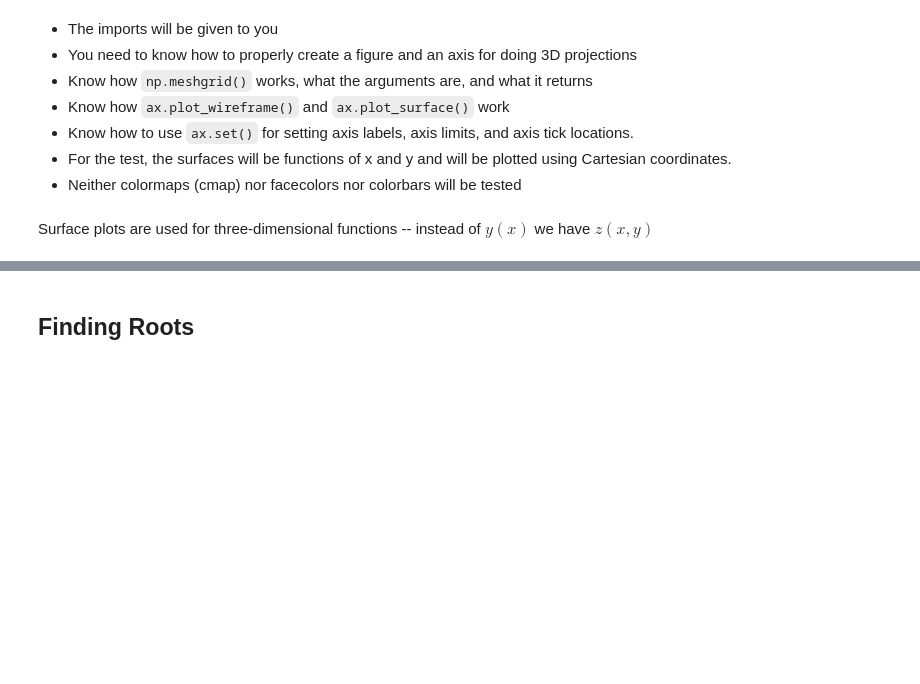
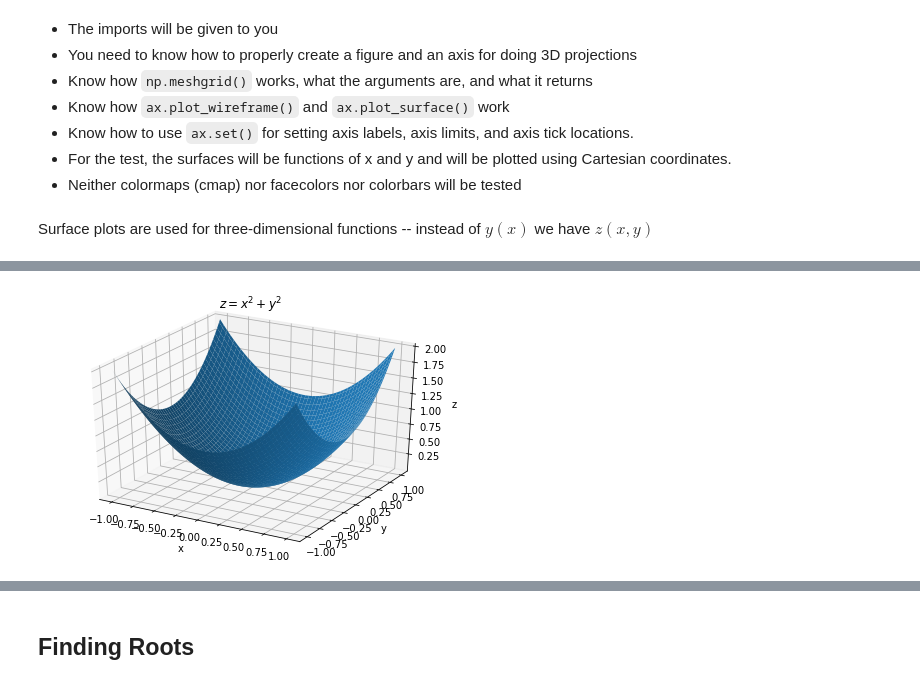
Before and after one commit to MagicMitch96/EGR103S19_Review, a Jupyter notebook: Exam 2 Review (Template).ipynb, the cells around one changed output, grey strips where cells are left out. Drawn from its saved outputs; the diff is of its cells as text; code cells hidden in the pictures; blank space fills up the shorter version.

```diff
--- a/Exam 2 Review (Template).ipynb
+++ b/Exam 2 Review (Template).ipynb
@@ -317,11 +382,17 @@ Surface plots are used for three-dimensional functions -- instead of $y(x)$ we h
 # %%
 x = np.linspace(-1, 1, 100)
 y = np.linspace(-1, 1, 100)
 X, Y = np.meshgrid(x, y)
 Z = X**2 + Y**2
 
-# %% Get figure ready
 fig = plt.figure(num=1)
 fig.clf()
-ax = fig.add_subplot(1,1,1, projection='3d')
+ax = fig.add_subplot(1, 1, 1, projection='3d')
+
+
 ax.plot_surface(X,Y,Z)
+ax.set(xlabel='x', ylabel='y', zlabel='z', title='$z = x^2 + y^2$')
+
+fig.tight_layout()
+# %% [output]
+[figure, added]
```
Also changed, not shown: parts of 8 cells of this notebook, 2 other files.
